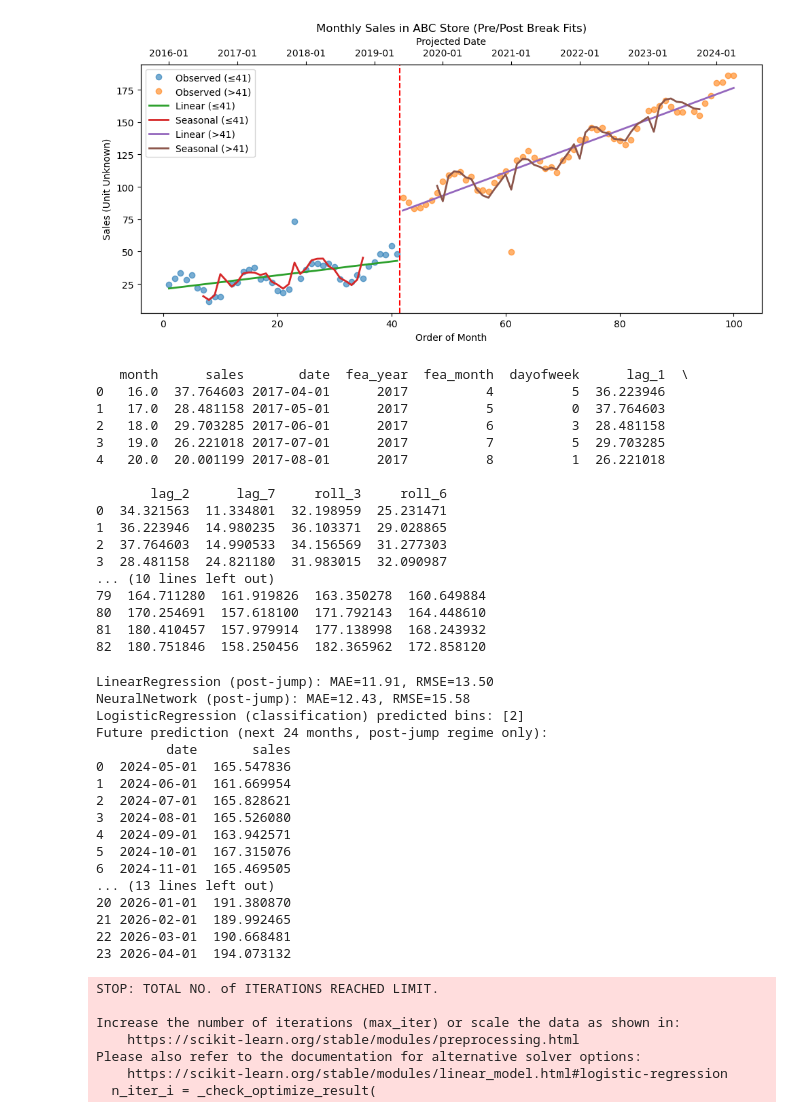
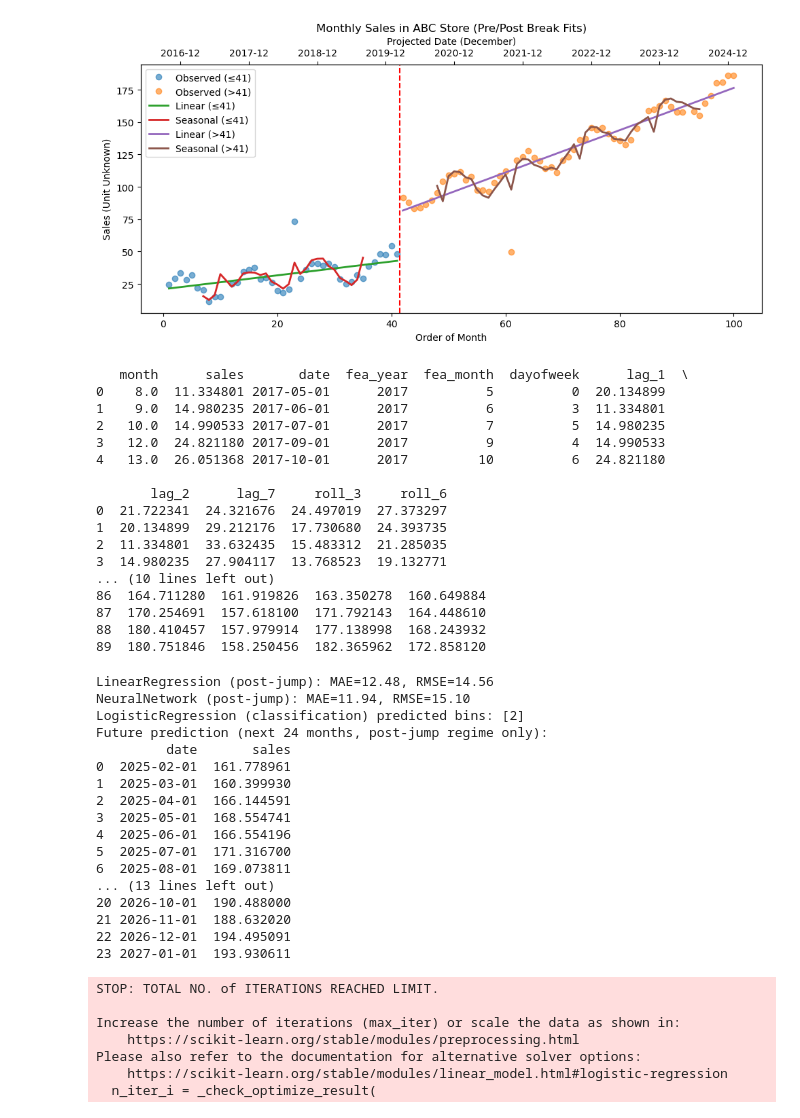
Before and after one commit to kevin-chao-com/retail-sales-forecasting-demo, a Jupyter notebook: scripts/test_sales_forecast.ipynb, the cells around one changed output. Drawn from its saved outputs; the diff is of its cells as text; code cells hidden in the pictures.

```diff
--- a/scripts/test_sales_forecast.ipynb
+++ b/scripts/test_sales_forecast.ipynb
@@ -56,7 +56,7 @@ memory usage: 2.3 KB
 None
 # %%
 # CASE 1: "month" is just a running number (1, 2, 3, ...) and we want to start at 2020-01
-start_date = pd.Timestamp("2016-01-01")
+start_date = pd.Timestamp("2016-10-01")
 
 # create a proper datetime column based on row position
 # if your "month" column is 1-based and strictly increasing, we can do:
@@ -204,42 +205,42 @@ df2_part2["seasonal_fit"] = (res2.trend + res2.seasonal).values
 fig, ax1 = plt.subplots(figsize=(10, 5))
 
 # scatter original points (both parts)
 ax1.plot(df2_part1["month"], df2_part1["sales"], "o", label="Observed (≤41)", alpha=0.6)
 ax1.plot(df2_part2["month"], df2_part2["sales"], "o", label="Observed (>41)", alpha=0.6)
 
 # fitted lines for part 1
 ax1.plot(df2_part1["month"], df2_part1["trend_linear"], "-", label="Linear (≤41)", linewidth=2)
 ax1.plot(df2_part1["month"], df2_part1["seasonal_fit"], "-", label="Seasonal (≤41)", linewidth=2)
 
 # fitted lines for part 2
 ax1.plot(df2_part2["month"], df2_part2["trend_linear"], "-", label="Linear (>41)", linewidth=2)
 ax1.plot(df2_part2["month"], df2_part2["seasonal_fit"], "-", label="Seasonal (>41)", linewidth=2)
 
 # vertical line to show jump
 ax1.axvline(x=41.5, color="red", linestyle="--", linewidth=1.5)
 
 ax1.set_xlabel("Order of Month")
 ax1.set_ylabel("Sales (Unit Unknown)")
 ax1.set_title("Monthly Sales in ABC Store (Pre/Post Break Fits)")
 
-# ---------- top x-axis with January only ----------
+# ---------- top x-axis with December only ----------
 ax2 = ax1.twiny()
 ax2.set_xlim(ax1.get_xlim())
 
-# we can use the full df2 for January labels
-january_mask = df2["date"].dt.month == 1
-jan_months = df2["month"][january_mask]
-jan_labels = df2["date"][january_mask].dt.strftime("%Y-%m")
+# Use the full df2 for December labels
+december_mask = df2["date"].dt.month == 12
+dec_months = df2["month"][december_mask]
+dec_labels = df2["date"][december_mask].dt.strftime("%Y-%m")
 
-ax2.set_xticks(jan_months)
-ax2.set_xticklabels(jan_labels)
-ax2.set_xlabel("Projected Date")
+ax2.set_xticks(dec_months)
+ax2.set_xticklabels(dec_labels)
+ax2.set_xlabel("Projected Date (December)")
 
 ax1.legend(loc="upper left")
 plt.tight_layout()
 plt.show()
 # %% [output]
-[figure, old version]
+[figure, new version]
 # %%
 # 3. Target
 target_col = "sales"
@@ -266,22 +267,22 @@ print(df.head())
 print(df.tail())
 # %% [output]
    month      sales       date  fea_year  fea_month  dayofweek      lag_1  \
-0   16.0  37.764603 2017-04-01      2017          4          5  36.223946
-1   17.0  28.481158 2017-05-01      2017          5          0  37.764603
-2   18.0  29.703285 2017-06-01      2017          6          3  28.481158
-3   19.0  26.221018 2017-07-01      2017          7          5  29.703285
-4   20.0  20.001199 2017-08-01      2017          8          1  26.221018
+0    8.0  11.334801 2017-05-01      2017          5          0  20.134899
+1    9.0  14.980235 2017-06-01      2017          6          3  11.334801
+2   10.0  14.990533 2017-07-01      2017          7          5  14.980235
+3   12.0  24.821180 2017-09-01      2017          9          4  14.990533
+4   13.0  26.051368 2017-10-01      2017         10          6  24.821180
 
        lag_2      lag_7     roll_3     roll_6
-0  34.321563  11.334801  32.198959  25.231471
-1  36.223946  14.980235  36.103371  29.028865
-2  37.764603  14.990533  34.156569  31.277303
-3  28.481158  24.821180  31.983015  32.090987
+0  21.722341  24.321676  24.497019  27.373297
+1  20.134899  29.212176  17.730680  24.393735
+2  11.334801  33.632435  15.483312  21.285035
+3  14.980235  27.904117  13.768523  19.132771
 ... (10 lines left out)
-79  164.711280  161.919826  163.350278  160.649884
-80  170.254691  157.618100  171.792143  164.448610
-81  180.410457  157.979914  177.138998  168.243932
-82  180.751846  158.250456  182.365962  172.858120
+86  164.711280  161.919826  163.350278  160.649884
+87  170.254691  157.618100  171.792143  164.448610
+88  180.410457  157.979914  177.138998  168.243932
+89  180.751846  158.250456  182.365962  172.858120
 # %%
 # assume df already has: date, month, target_col, and all feature cols built
 # 1) keep only data AFTER the jump
@@ -400,23 +401,23 @@ future_df = pd.DataFrame(future_rows)
 print("Future prediction (next 24 months, post-jump regime only):")
 print(future_df)
 # %% [output]
-LinearRegression (post-jump): MAE=11.91, RMSE=13.50
-NeuralNetwork (post-jump): MAE=12.43, RMSE=15.58
+LinearRegression (post-jump): MAE=12.48, RMSE=14.56
+NeuralNetwork (post-jump): MAE=11.94, RMSE=15.10
 LogisticRegression (classification) predicted bins: [2]
 Future prediction (next 24 months, post-jump regime only):
          date       sales
-0  2024-05-01  165.547836
-1  2024-06-01  161.669954
-2  2024-07-01  165.828621
-3  2024-08-01  165.526080
-4  2024-09-01  163.942571
-5  2024-10-01  167.315076
-6  2024-11-01  165.469505
+0  2025-02-01  161.778961
+1  2025-03-01  160.399930
+2  2025-04-01  166.144591
+3  2025-05-01  168.554741
+4  2025-06-01  166.554196
+5  2025-07-01  171.316700
+6  2025-08-01  169.073811
 ... (13 lines left out)
-20 2026-01-01  191.380870
-21 2026-02-01  189.992465
-22 2026-03-01  190.668481
-23 2026-04-01  194.073132
+20 2026-10-01  190.488000
+21 2026-11-01  188.632020
+22 2026-12-01  194.495091
+23 2027-01-01  193.930611
 STOP: TOTAL NO. of ITERATIONS REACHED LIMIT.
 
 Increase the number of iterations (max_iter) or scale the data as shown in:
```
Also changed, not shown: parts of 6 cells of this notebook.
